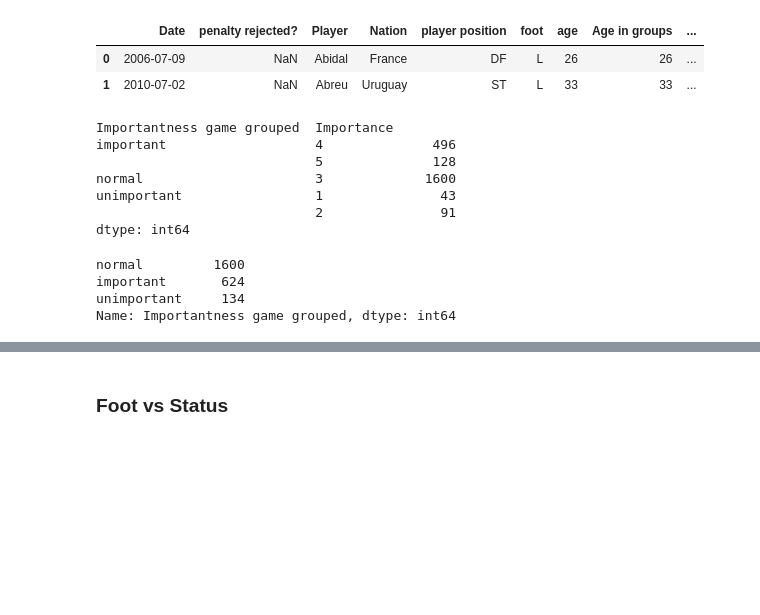
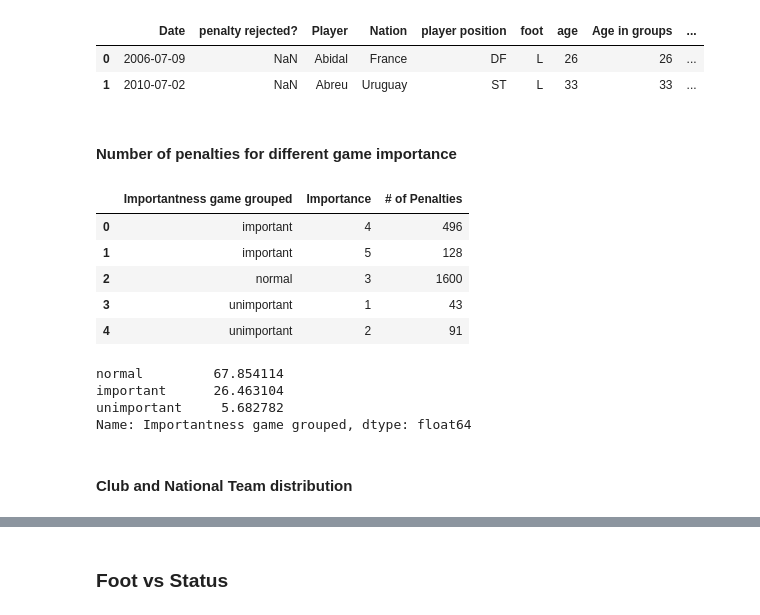
Before and after one commit to Tayyabrahmani/AON-Penalty-Prediction, a Jupyter notebook: EDA-python.ipynb, the cells around one changed output, grey strips where cells are left out. Cells and saved outputs as stored; diff of their text form; code cells hidden in the pictures; blank space fills up the shorter version.

```diff
--- a/EDA-python.ipynb
+++ b/EDA-python.ipynb
@@ -59,23 +39,26 @@ df.head(2)
 |  | Date | penalty rejected? | Player | Nation | player position | foot | age | Age in groups | ... |
 | 0 | 2006-07-09 | NaN | Abidal | France | DF | L | 26 | 26 | ... |
 | 1 | 2010-07-02 | NaN | Abreu | Uruguay | ST | L | 33 | 33 | ... |
+# %% [markdown]
+#### Number of penalties for different game importance
 # %%
-df.groupby(['Importantness game grouped', 'Importance']).size()
+df.groupby(['Importantness game grouped', 'Importance']).size().reset_index().rename(columns={0: " # of Penalties"})
 # %% [output]
-Importantness game grouped  Importance
-important                   4              496
-                            5              128
-normal                      3             1600
-unimportant                 1               43
-                            2               91
-dtype: int64
+|  | Importantness game grouped | Importance | # of Penalties |
+| 0 | important | 4 | 496 |
+| 1 | important | 5 | 128 |
+| 2 | normal | 3 | 1600 |
+| 3 | unimportant | 1 | 43 |
+| 4 | unimportant | 2 | 91 |
 # %%
-df['Importantness game grouped'].value_counts()
+df['Importantness game grouped'].value_counts(normalize=True) * 100
 # %% [output]
-normal         1600
-important       624
-unimportant     134
-Name: Importantness game grouped, dtype: int64
+normal         67.854114
+important      26.463104
+unimportant     5.682782
+Name: Importantness game grouped, dtype: float64
+# %% [markdown]
+#### Club and National Team distribution
 # %%
 figure = px.pie(df, values=df['Club/National Team'].value_counts().values,
                 names=df['Club/National Team'].value_counts().index,
```
Also changed, not shown: parts of 16 cells of this notebook, 1 other file.
